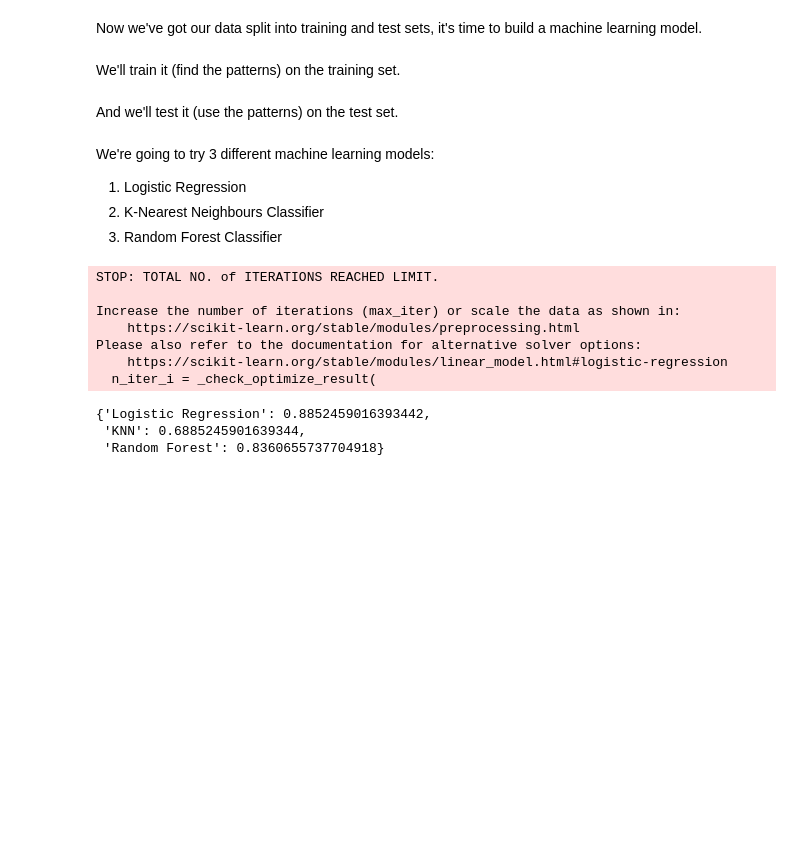
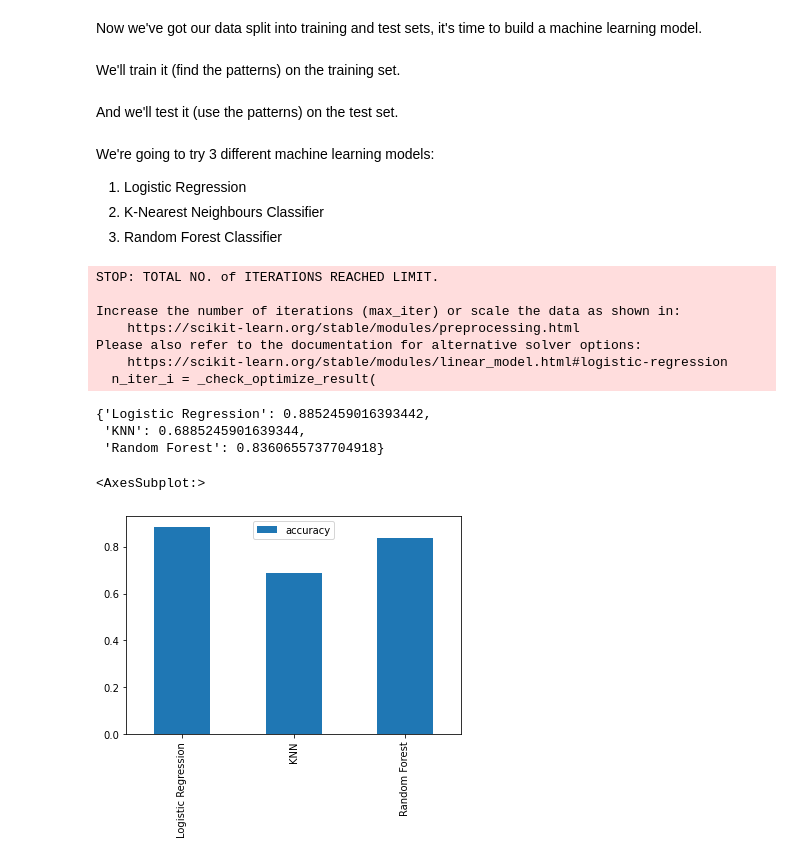
Before and after one commit to cezainmajeed/heart-disease-classification, a Jupyter notebook: heart-disease-classification.ipynb, the cells around one changed output. Cells and saved outputs as stored; diff of their text form; code cells hidden in the pictures; blank space fills up the shorter version.

```diff
--- a/heart-disease-classification.ipynb
+++ b/heart-disease-classification.ipynb
@@ -393,3 +393,9 @@ Please also refer to the documentation for alternative solver options:
 {'Logistic Regression': 0.8852459016393442,
  'KNN': 0.6885245901639344,
  'Random Forest': 0.8360655737704918}
+# %%
+model_compare = pd.DataFrame(model_scores,index=["accuracy"])
+model_compare.T.plot.bar()
+# %% [output]
+<AxesSubplot:>
+[figure, added]
```
Also changed, not shown: parts of 20 cells of this notebook.
